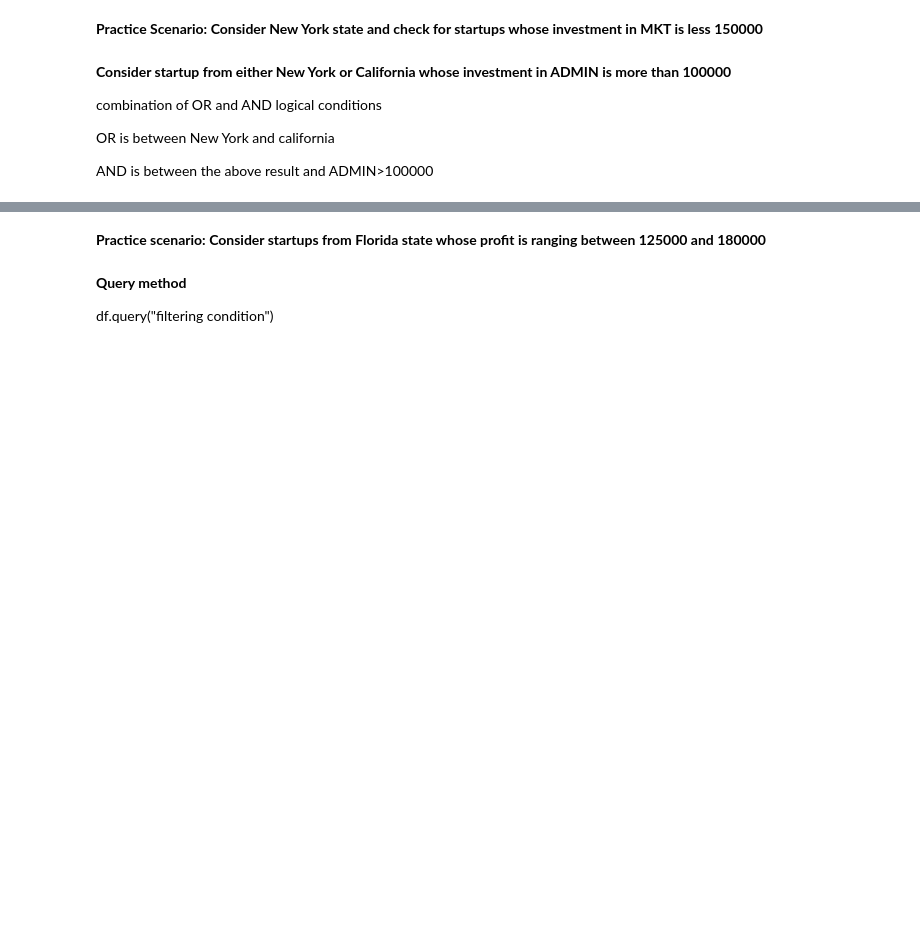
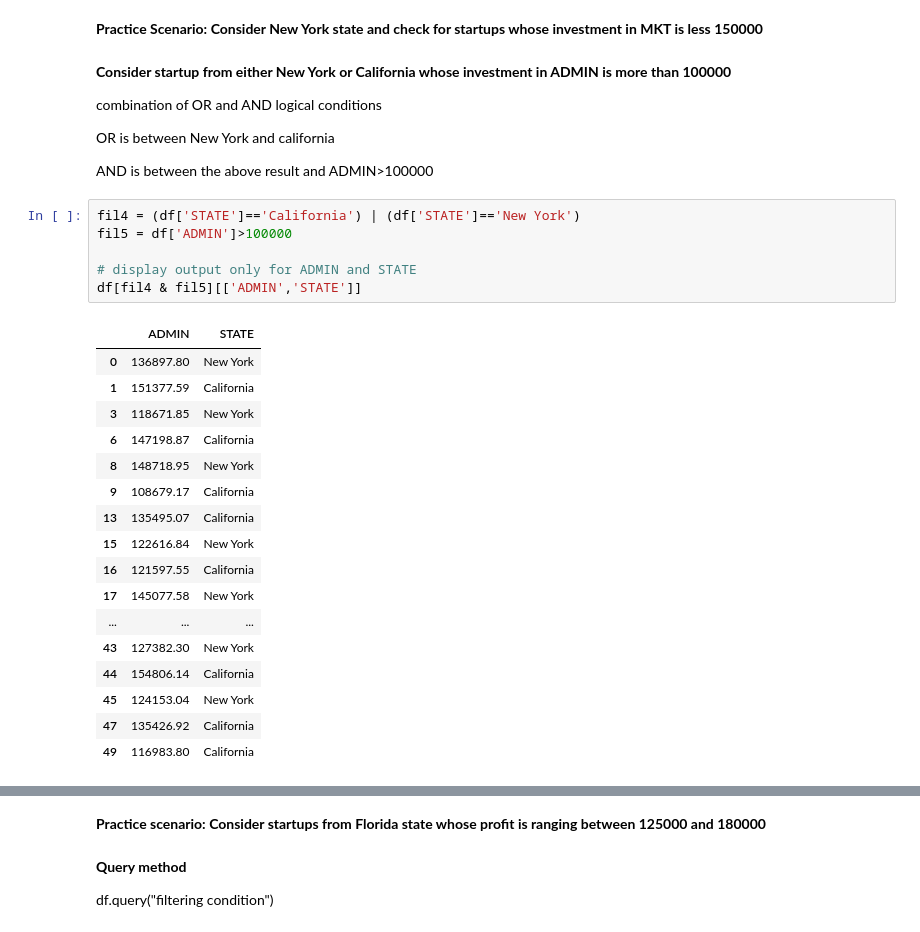
Before and after one commit to mohitmangal194-maker/python-code-module, a Jupyter notebook: Pandas_180.ipynb, the cells around one changed output, grey strips where cells are left out. Saved outputs shown, nothing was run; the diff lists cells and outputs as text; blank space fills up the shorter version.

```diff
--- a/Pandas_180.ipynb
+++ b/Pandas_180.ipynb
@@ -250,3 +381,27 @@ combination of OR and AND logical conditions
 OR is between New York and california
 
 AND is between the above result and ADMIN>100000
+# %%
+fil4 = (df['STATE']=='California') | (df['STATE']=='New York')
+fil5 = df['ADMIN']>100000
+
+# display output only for ADMIN and STATE
+df[fil4 & fil5][['ADMIN','STATE']]
+# %% [output]
+|  | ADMIN | STATE |
+| 0 | 136897.80 | New York |
+| 1 | 151377.59 | California |
+| 3 | 118671.85 | New York |
+| 6 | 147198.87 | California |
+| 8 | 148718.95 | New York |
+| 9 | 108679.17 | California |
+| 13 | 135495.07 | California |
+| 15 | 122616.84 | New York |
+| 16 | 121597.55 | California |
+| 17 | 145077.58 | New York |
+| ... | ... | ... |
+| 43 | 127382.30 | New York |
+| 44 | 154806.14 | California |
+| 45 | 124153.04 | New York |
+| 47 | 135426.92 | California |
+| 49 | 116983.80 | California |
```
Also changed, not shown: parts of 20 cells of this notebook.
